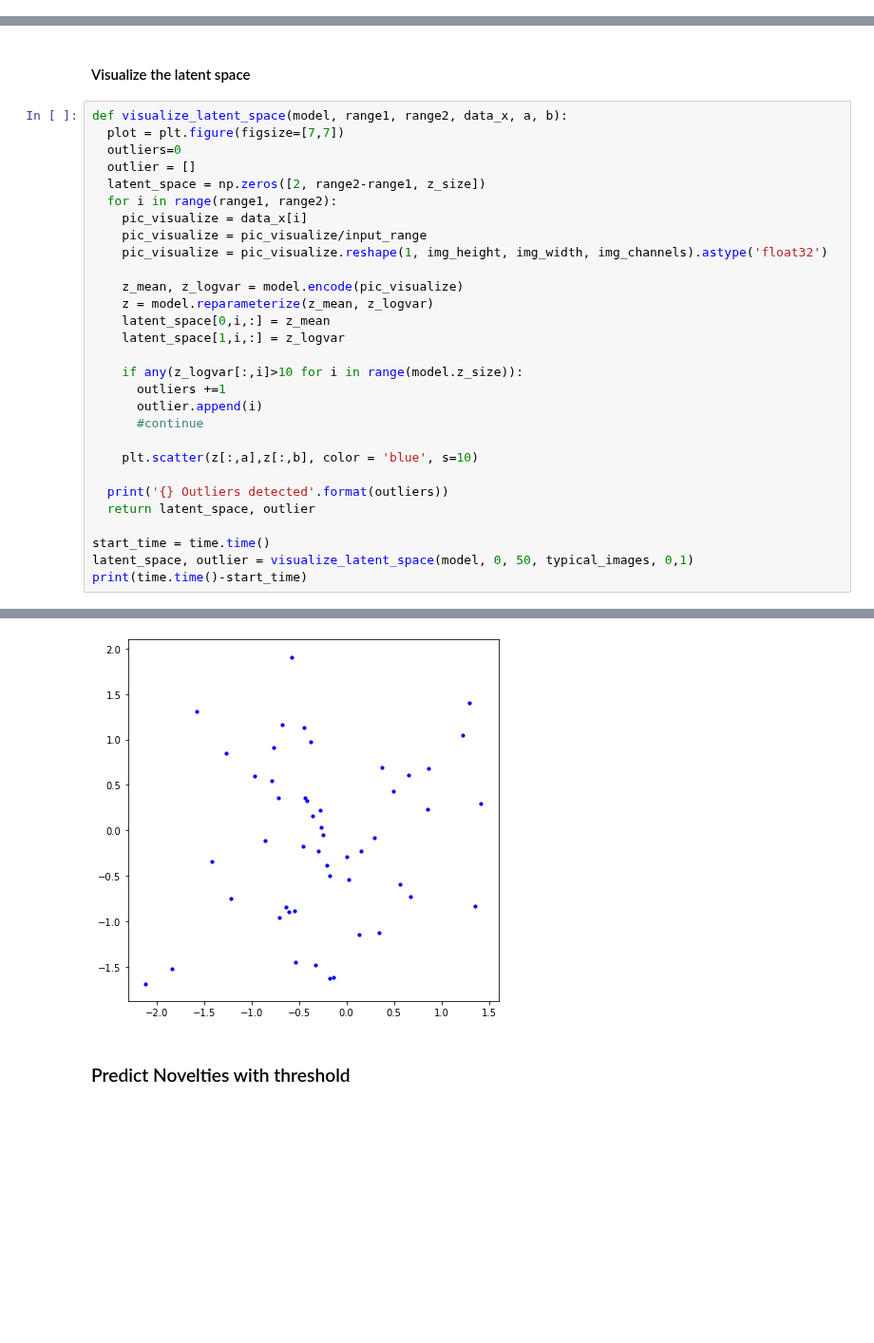
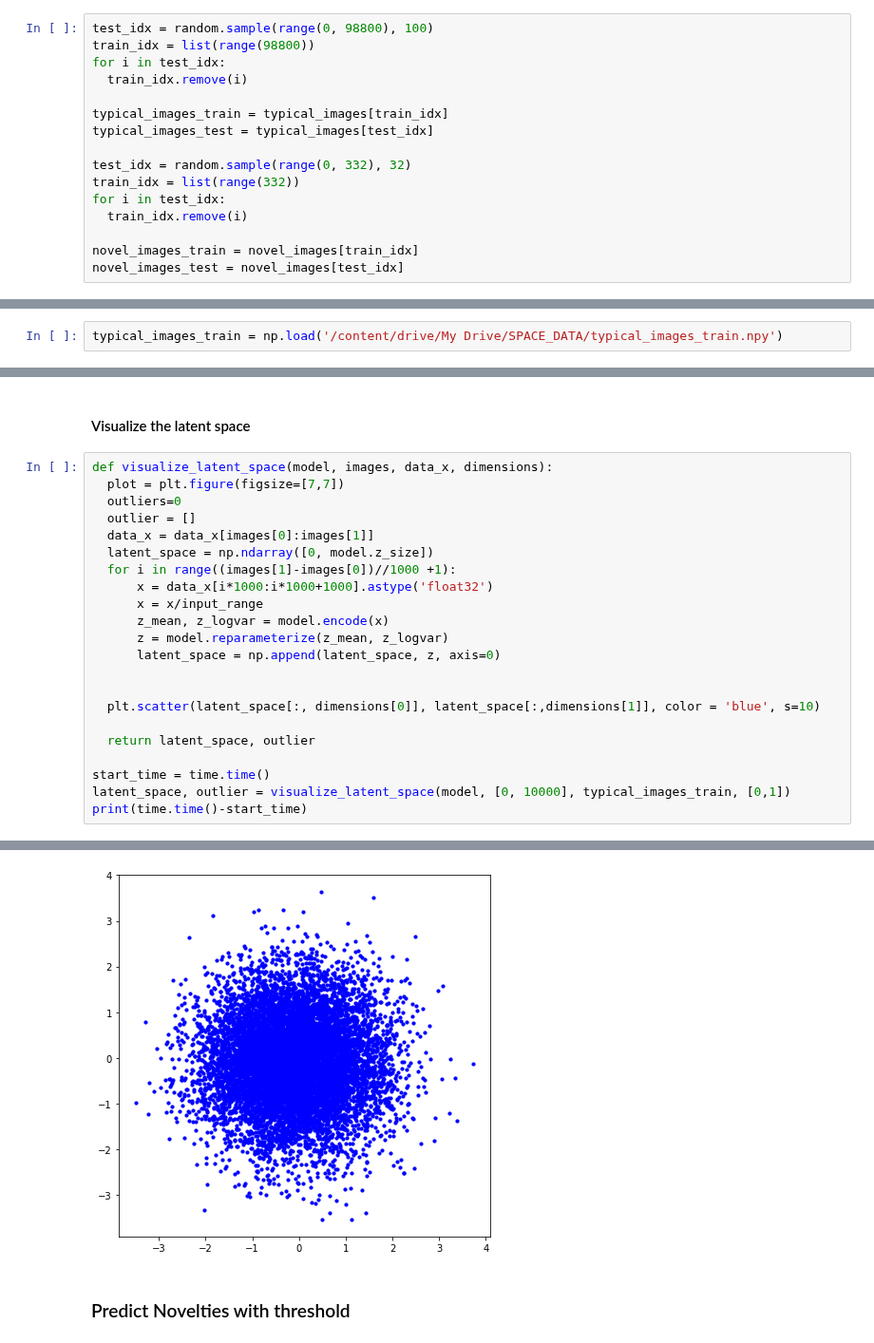
Before and after one commit to lorenzosintini/4YP, a Jupyter notebook: Models_v3/VAE_Novel_NASA.ipynb, the cells around one changed output, grey strips where cells are left out. Shown at 95% size. Cells and saved outputs as stored; diff of their text form; blank space fills up the shorter version.

```diff
--- a/Models_v3/VAE_Novel_NASA.ipynb
+++ b/Models_v3/VAE_Novel_NASA.ipynb
@@ -161,3 +163,19 @@ img_height = typical_images.shape[1]
 img_width = typical_images.shape[2]
 img_channels = typical_images.shape[3]
 input_range = np.amax(typical_images)
+# %%
+test_idx = random.sample(range(0, 98800), 100)
+train_idx = list(range(98800))
+for i in test_idx:
+  train_idx.remove(i)
+
+typical_images_train = typical_images[train_idx]
+typical_images_test = typical_images[test_idx]
+
+test_idx = random.sample(range(0, 332), 32)
+train_idx = list(range(332))
+for i in test_idx:
+  train_idx.remove(i)
+
+novel_images_train = novel_images[train_idx]
+novel_images_test = novel_images[test_idx]
@@ -164,6 +194,8 @@ input_range = np.amax(typical_images)
 # %%
 z_size = 768
 model = CVAE(z_size)
+# %%
+typical_images_train = np.load('/content/drive/My Drive/SPACE_DATA/typical_images_train.npy')
 # %%
 start_time = time.time()
 losses = []
@@ -242,32 +253,25 @@ Reconstructed Pictures, with ELBO loss:
 # %% [markdown]
 #### Visualize the latent space
 # %%
-def visualize_latent_space(model, range1, range2, data_x, a, b):
+def visualize_latent_space(model, images, data_x, dimensions):
   plot = plt.figure(figsize=[7,7])
   outliers=0
   outlier = []
-  latent_space = np.zeros([2, range2-range1, z_size])
-  for i in range(range1, range2):
-    pic_visualize = data_x[i]
-    pic_visualize = pic_visualize/input_range
-    pic_visualize = pic_visualize.reshape(1, img_height, img_width, img_channels).astype('float32')
+  data_x = data_x[images[0]:images[1]]
+  latent_space = np.ndarray([0, model.z_size])
+  for i in range((images[1]-images[0])//1000 +1):
+      x = data_x[i*1000:i*1000+1000].astype('float32')
+      x = x/input_range
+      z_mean, z_logvar = model.encode(x)
+      z = model.reparameterize(z_mean, z_logvar)
+      latent_space = np.append(latent_space, z, axis=0)
 
-    z_mean, z_logvar = model.encode(pic_visualize)
-    z = model.reparameterize(z_mean, z_logvar)
-    latent_space[0,i,:] = z_mean
-    latent_space[1,i,:] = z_logvar
 
-    if any(z_logvar[:,i]>10 for i in range(model.z_size)):
-      outliers +=1
-      outlier.append(i)
-      #continue
+  plt.scatter(latent_space[:, dimensions[0]], latent_space[:,dimensions[1]], color = 'blue', s=10)
 
-    plt.scatter(z[:,a],z[:,b], color = 'blue', s=10)
-
-  print('{} Outliers detected'.format(outliers))
   return latent_space, outlier
 
 start_time = time.time()
-latent_space, outlier = visualize_latent_space(model, 0, 50, typical_images, 0,1)
+latent_space, outlier = visualize_latent_space(model, [0, 10000], typical_images_train, [0,1])
 print(time.time()-start_time)
 # %% [output]
@@ -276,4 +279,4 @@ print(time.time()-start_time)
-[figure, old version]
+[figure, new version]
 # %% [markdown]
 ### Predict Novelties with threshold
 # %% [markdown]
```
Also changed, not shown: parts of 26 cells of this notebook.
